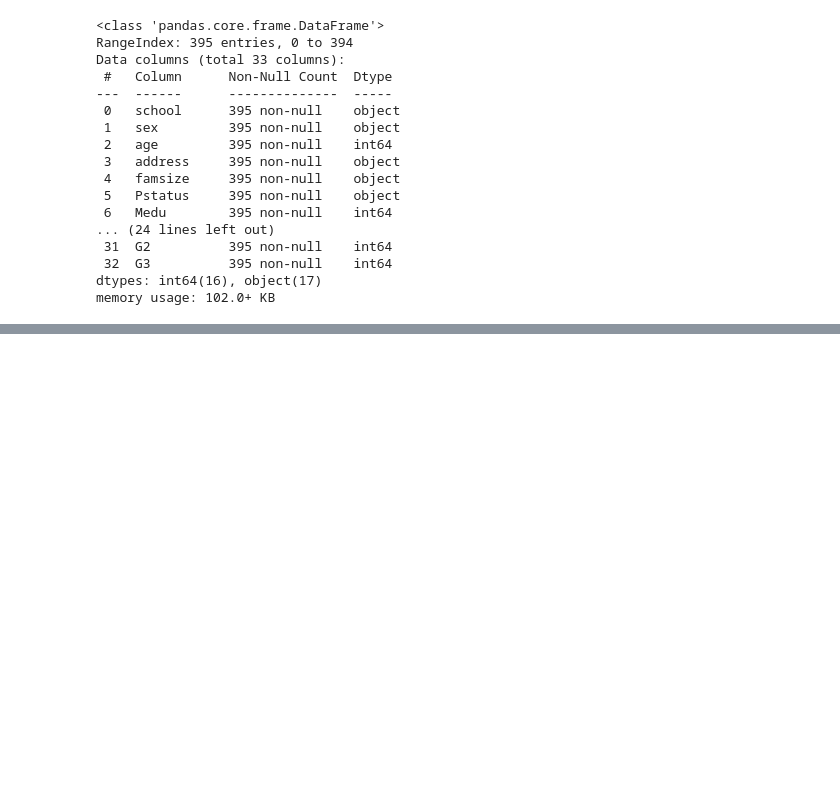
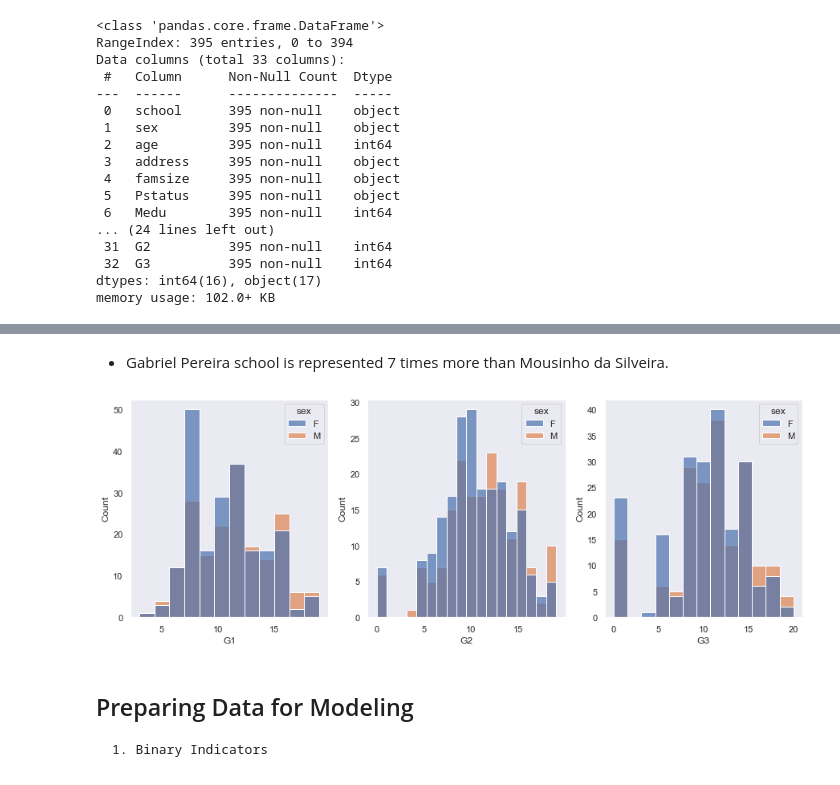
Before and after one commit to Gal-Gilor/Student-Performance-Estimation, a Jupyter notebook: notebooks/exploratory_notebook.ipynb, the cells around one changed output, grey strips where cells are left out. Drawn from its saved outputs; the diff is of its cells as text; code cells hidden in the pictures; blank space fills up the shorter version.

```diff
--- a/notebooks/exploratory_notebook.ipynb
+++ b/notebooks/exploratory_notebook.ipynb
@@ -83,0 +136,15 @@ memory usage: 102.0+ KB
+# %% [markdown]
+* Gabriel Pereira school is represented 7 times more than Mousinho da Silveira.
+# %%
+# look at the grade distribution between genders
+fig, ax = plt.subplots(1, 3, figsize=(15, 5))
+
+ax = ax.ravel()
+for i in range(3):
+    sns.histplot(data=raw, x=target_columns[i], hue='sex', ax=ax[i], alpha=0.7)
+# %% [output]
+[figure, added]
+# %% [markdown]
+## Preparing Data for Modeling
+
+    1. Binary Indicators
```
Also changed, not shown: parts of 7 cells of this notebook.
